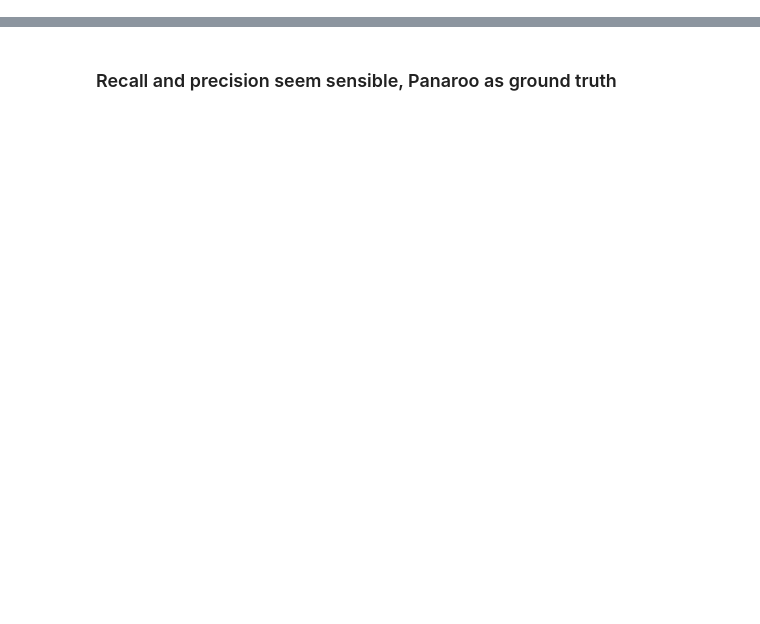
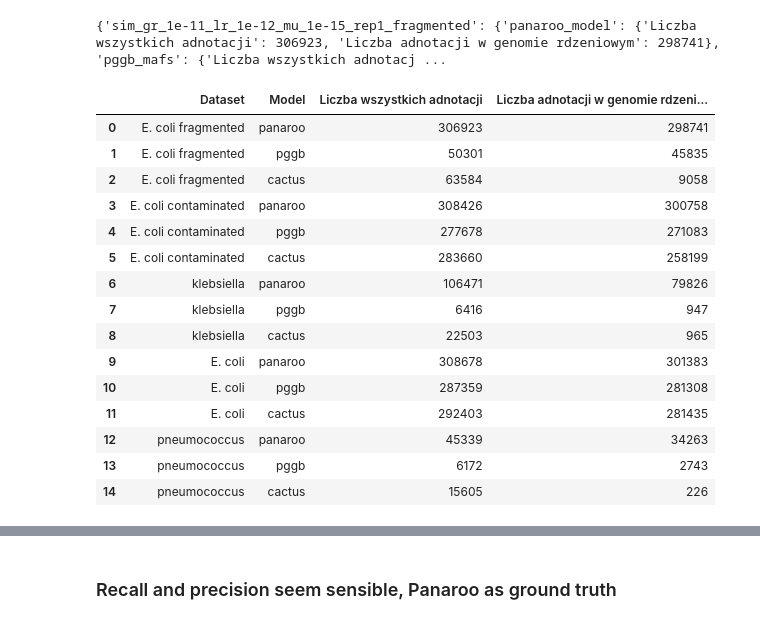
Before and after one commit to pampuchpampuch/pangenome_tools, a Jupyter notebook: notebooks/results_summary/core_comparison.ipynb, the cells around one changed output, grey strips where cells are left out. Saved outputs shown, nothing was run; the diff lists cells and outputs as text; code cells hidden in the pictures; blank space fills up the shorter version.

```diff
--- a/notebooks/results_summary/core_comparison.ipynb
+++ b/notebooks/results_summary/core_comparison.ipynb
@@ -221,0 +184,52 @@ for dataset, models in cores_summaries.items():
+# %%
+ann_n = {}
+df_cols = []
+df_col_names = ["Dataset", "Model", "Liczba wszystkich adnotacji", "Liczba adnotacji w genomie rdzeniowym"]
+for dataset, models in cores_summaries.items():
+    ann_n[dataset] = {}
+    for model, core_status in models.items():
+        ann_n[dataset][model] = {}
+        ann_all = len(core_status["core"]) + len(core_status["noncore"])
+
+        ann_n[dataset][model]["Liczba wszystkich adnotacji"] = ann_all
+        ann_n[dataset][model]["Liczba adnotacji w genomie rdzeniowym"] = len(core_status["core"])
+        df_cols.append([dataset, model,ann_all, len(core_status["core"])])
+
+print(ann_n)
+# %% [output]
+{'sim_gr_1e-11_lr_1e-12_mu_1e-15_rep1_fragmented': {'panaroo_model': {'Liczba wszystkich adnotacji': 306923, 'Liczba adnotacji w genomie rdzeniowym': 298741}, 'pggb_mafs': {'Liczba wszystkich adnotacj ...
+# %%
+df_basic = pd.DataFrame(columns=df_col_names, data=df_cols)
+# %%
+def datasets_mapping(x):
+    if x.startswith("sim"):
+        x= x.replace("sim_gr_1e-11_lr_1e-12_mu_1e-15_rep1", "E. coli ")
+    else:
+        x= x.replace("_subset", "")
+        x= x.replace("GPSC", "pneumococcus")
+    return x.strip().replace("_","")
+
+df_basic["Dataset"] = df_basic["Dataset"].apply(datasets_mapping)
+# %%
+df_basic["Dataset"] = df_basic["Dataset"].apply(datasets_mapping)
+df_basic = df_basic[df_basic["Model"] != "pggb_mafs_all_cact"]
+df_basic["Model"] = df_basic["Model"].apply(lambda x: x.split("_")[0])
+# %%
+df_basic
+# %% [output]
+|  | Dataset | Model | Liczba wszystkich adnotacji | Liczba adnotacji w genomie rdzeni... |
+| 0 | E. coli fragmented | panaroo | 306923 | 298741 |
+| 1 | E. coli fragmented | pggb | 50301 | 45835 |
+| 2 | E. coli fragmented | cactus | 63584 | 9058 |
+| 3 | E. coli contaminated | panaroo | 308426 | 300758 |
+| 4 | E. coli contaminated | pggb | 277678 | 271083 |
+| 5 | E. coli contaminated | cactus | 283660 | 258199 |
+| 6 | klebsiella | panaroo | 106471 | 79826 |
+| 7 | klebsiella | pggb | 6416 | 947 |
+| 8 | klebsiella | cactus | 22503 | 965 |
+| 9 | E. coli | panaroo | 308678 | 301383 |
+| 10 | E. coli | pggb | 287359 | 281308 |
+| 11 | E. coli | cactus | 292403 | 281435 |
+| 12 | pneumococcus | panaroo | 45339 | 34263 |
+| 13 | pneumococcus | pggb | 6172 | 2743 |
+| 14 | pneumococcus | cactus | 15605 | 226 |
```
Also changed, not shown: parts of 34 cells of this notebook, 9 other files.
